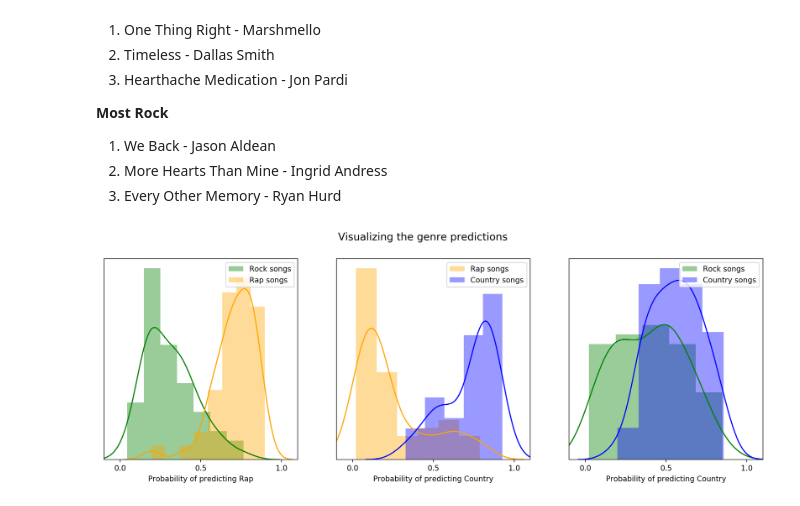
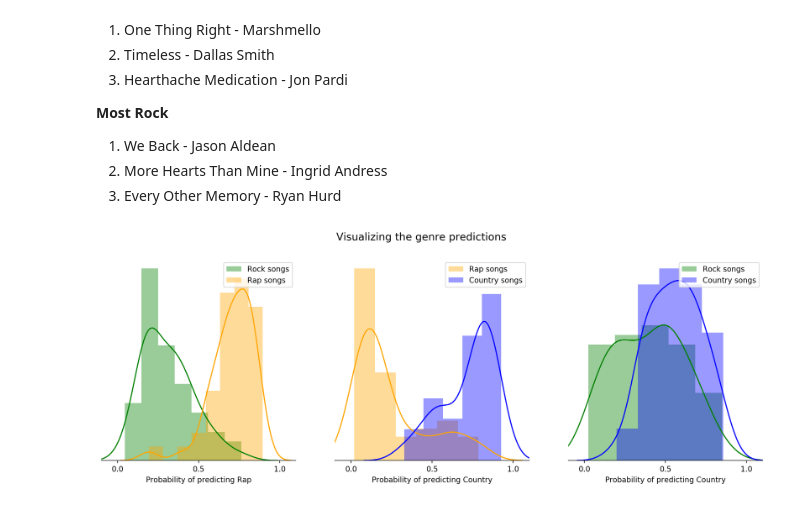
Before and after one commit to mviz/spotify_genre_analyzer, a Jupyter notebook: playlist_analyzer.ipynb, the cells around one changed output. Cells and saved outputs as stored; diff of their text form; code cells hidden in the pictures.

Commit message:
Remove the spines from histograms
Chart junk!

```diff
--- a/playlist_analyzer.ipynb
+++ b/playlist_analyzer.ipynb
@@ -527,26 +527,29 @@ country_songs_most_rock = rock_country_df.loc[rock_country_test[rock_country_tes
 # %%
 predictions_hist, ax = plt.subplots(1,3,figsize=(16,5))
 predictions_hist.set_dpi(200)
 ax1, ax2, ax3 = ax.flatten()
 sns.distplot(rock_rap_logit[rock_rap_logit.genre==0].p, ax=ax1, label="Rock songs", color="g");
 sns.distplot(rock_rap_logit[rock_rap_logit.genre==1].p, ax=ax1, label="Rap songs", color="orange");
 ax1.set_xlabel("Probability of predicting Rap")
 
 sns.distplot(rap_country_logit[rap_country_logit.genre==0].p, ax=ax2, label="Rap songs", color="orange");
 sns.distplot(rap_country_logit[rap_country_logit.genre==1].p, ax=ax2, label="Country songs", color="b");
 ax2.set_xlabel("Probability of predicting Country")
 
 sns.distplot(rock_country_logit[rock_country_logit.genre==0].p, ax=ax3, label="Rock songs", color="g");
 sns.distplot(rock_country_logit[rock_country_logit.genre==1].p, ax=ax3, label="Country songs", color="b");
 ax3.set_xlabel("Probability of predicting Country")
 
 for _ax in [ax1, ax2, ax3]:
     _ax.set(yticks=[], ylabel="", xticks=[0, 0.5, 1], xlim=[-0.1, 1.1]);
+    _ax.spines["left"].set_visible(False)
+    _ax.spines["top"].set_visible(False)
+    _ax.spines["right"].set_visible(False)
     _ax.legend(loc=1);
 
 predictions_hist.suptitle("Visualizing the genre predictions", fontsize=14);
 # %% [output]
-[figure, old version]
+[figure, new version]
 # %%
 logit_fig.savefig("plots/logits_all_playlists.png", dpi=300, bbox_inches='tight')
 rrp_pca_fig.savefig("plots/rock_rap_pca.png", dpi=300, bbox_inches='tight')
```
Also changed, not shown: 1 other file.
